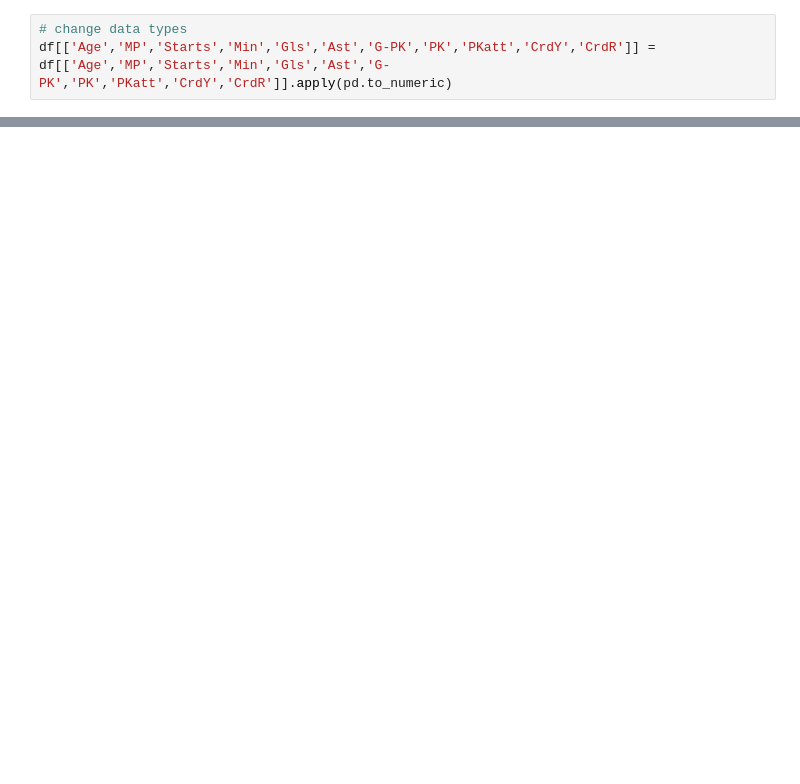
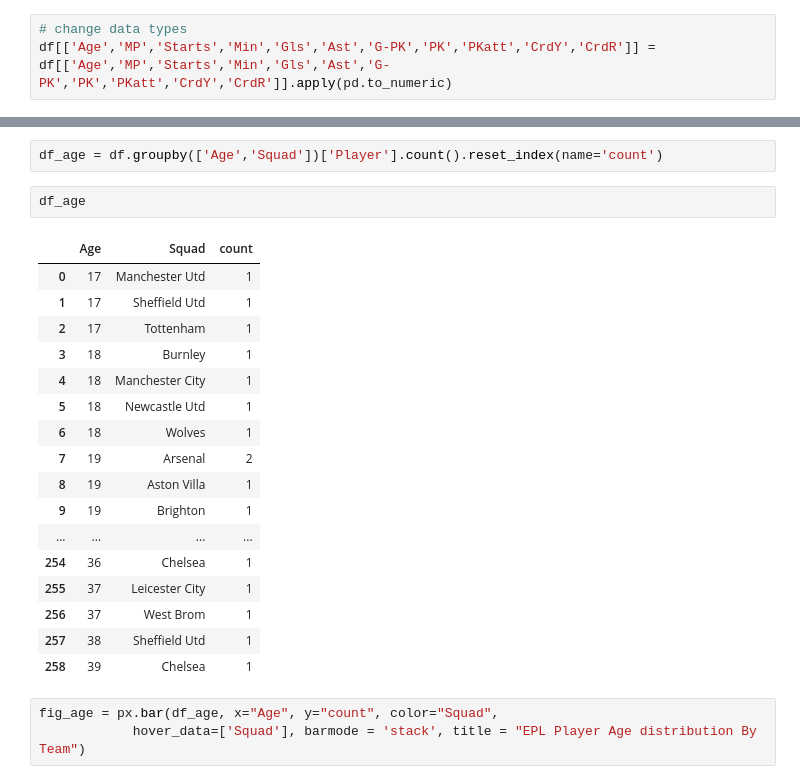
Before and after one commit to ByaruhangaBrian/EPL-PlayerStats, a Jupyter notebook: EPL Player statistics.ipynb, the cells around one changed output, grey strips where cells are left out. Cells and saved outputs as stored; diff of their text form; blank space fills up the shorter version.

```diff
--- a/EPL Player statistics.ipynb
+++ b/EPL Player statistics.ipynb
@@ -91,0 +102,25 @@ sns.pairplot(df, hue='Pos')
+# %%
+df_age = df.groupby(['Age','Squad'])['Player'].count().reset_index(name='count')
+# %%
+df_age
+# %% [output]
+|  | Age | Squad | count |
+| 0 | 17 | Manchester Utd | 1 |
+| 1 | 17 | Sheffield Utd | 1 |
+| 2 | 17 | Tottenham | 1 |
+| 3 | 18 | Burnley | 1 |
+| 4 | 18 | Manchester City | 1 |
+| 5 | 18 | Newcastle Utd | 1 |
+| 6 | 18 | Wolves | 1 |
+| 7 | 19 | Arsenal | 2 |
+| 8 | 19 | Aston Villa | 1 |
+| 9 | 19 | Brighton | 1 |
+| ... | ... | ... | ... |
+| 254 | 36 | Chelsea | 1 |
+| 255 | 37 | Leicester City | 1 |
+| 256 | 37 | West Brom | 1 |
+| 257 | 38 | Sheffield Utd | 1 |
+| 258 | 39 | Chelsea | 1 |
+# %%
+fig_age = px.bar(df_age, x="Age", y="count", color="Squad",
+            hover_data=['Squad'], barmode = 'stack', title = "EPL Player Age distribution By Team")
```
Also changed, not shown: parts of 10 cells of this notebook, 2 other files.
